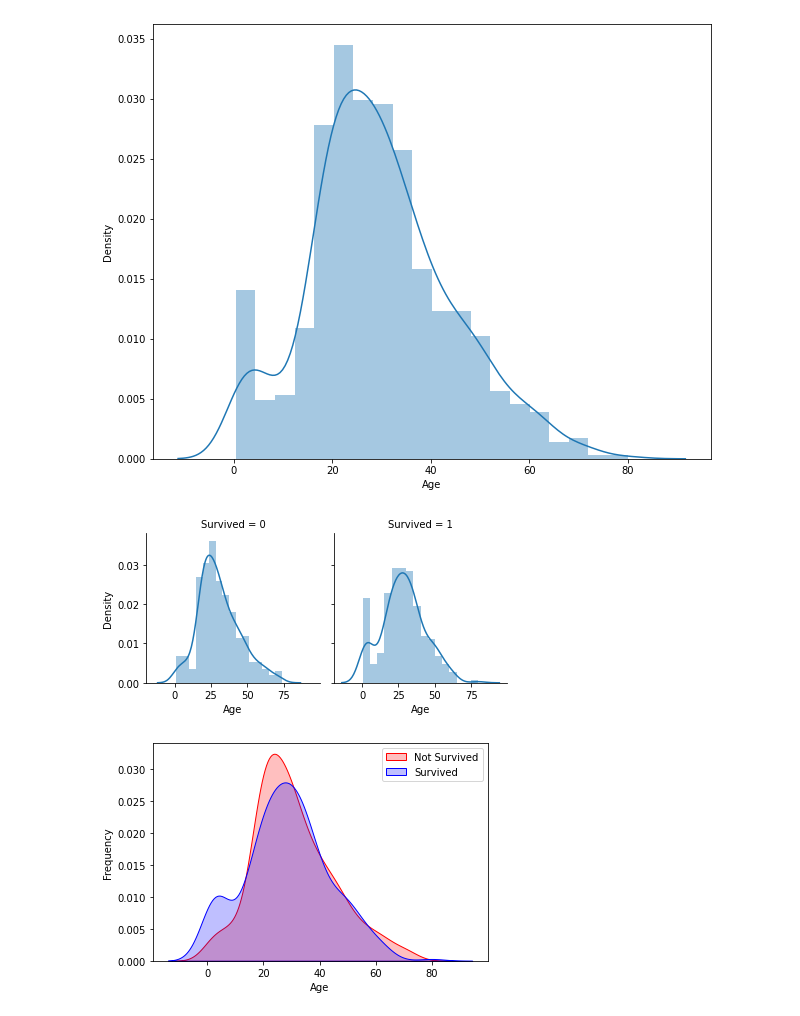
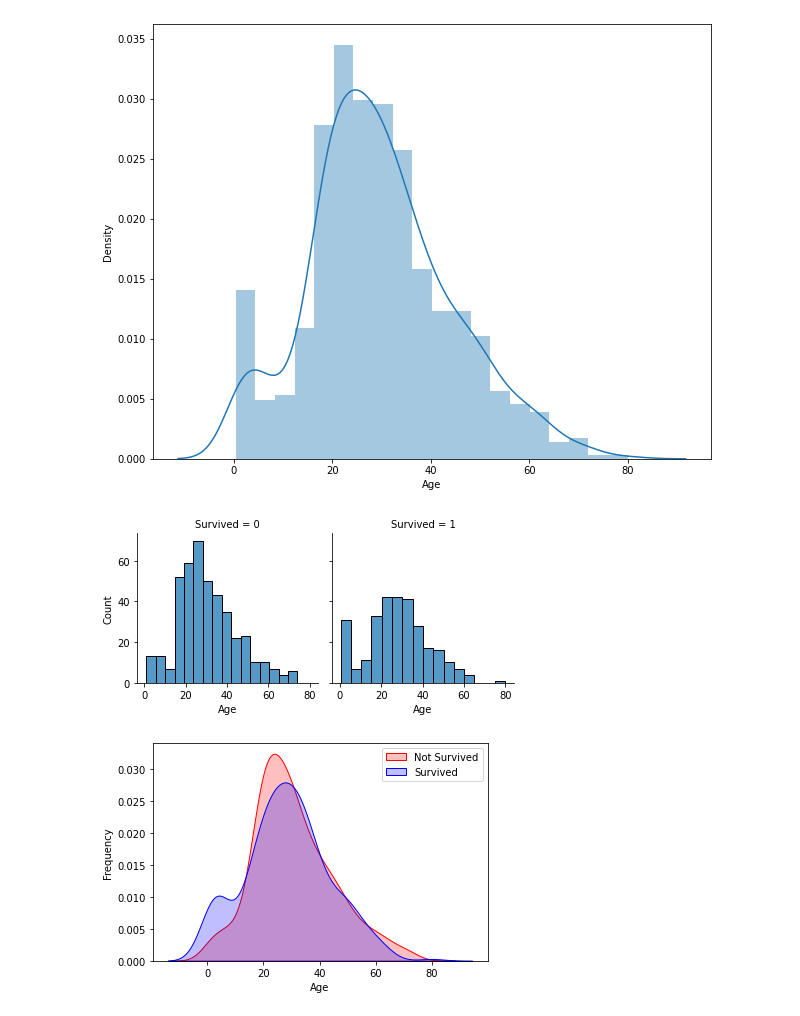
Before and after one commit to JAlblas/kaggle-titanic, a Jupyter notebook: titanic-2022.ipynb, the cells around one changed output. Cells and saved outputs as stored; diff of their text form; code cells hidden in the pictures.

```diff
--- a/titanic-2022.ipynb
+++ b/titanic-2022.ipynb
@@ -49,2 +41,2 @@ memory usage: 83.7+ KB
 # %%
-df.set_index('PassengerId')
+#df = df.set_index('PassengerId')
@@ -210,9 +191,9 @@ plt.show()
 # %%
 # Explore Age vs Survived
 g = sns.FacetGrid(df, col='Survived')
-g = g.map(sns.distplot, "Age")
+g = g.map(sns.histplot, "Age")
 # %% [output]
-[figure, old version]
+[figure, new version]
 # %%
 # Explore Age distibution
 g = sns.kdeplot(df["Age"][(df["Survived"] == 0) & (df["Age"].notnull())], color="Red", shade = True)
```
Also changed, not shown: parts of 47 cells of this notebook.
